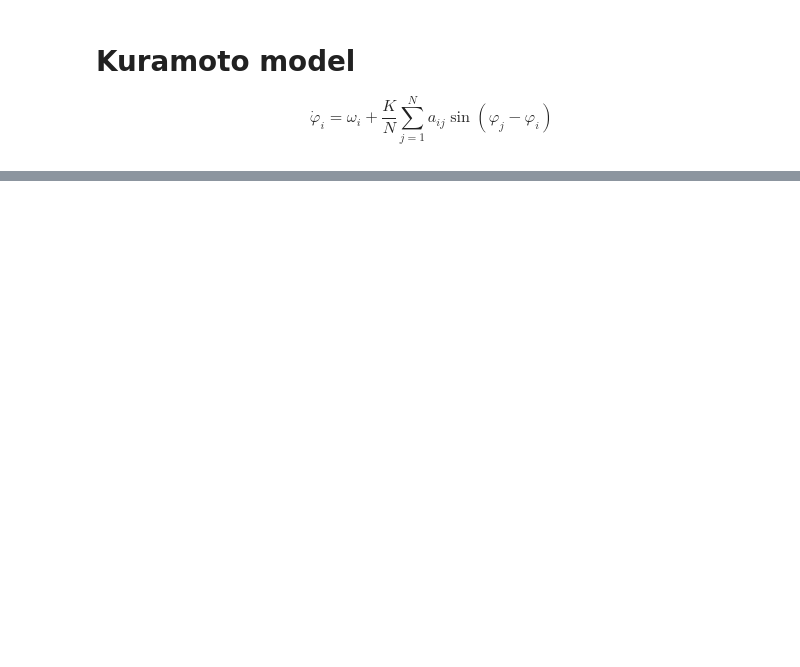
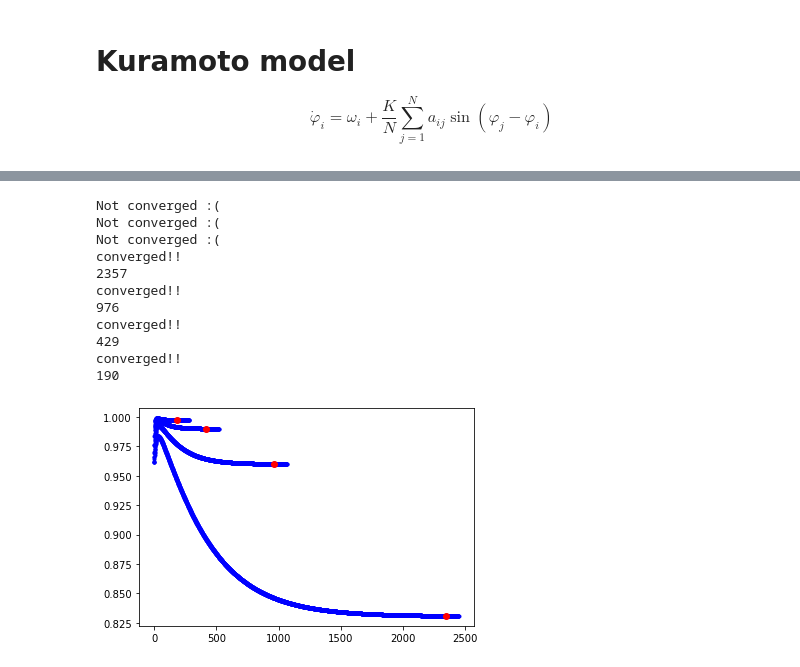
Before and after one commit to KatieJ16/Coupled_oscillators, a Jupyter notebook: Kuramoto_model_2d_subplots.ipynb, the cells around one changed output, grey strips where cells are left out. Saved outputs shown, nothing was run; the diff lists cells and outputs as text; code cells hidden in the pictures; blank space fills up the shorter version.

```diff
--- a/Kuramoto_model_2d_subplots.ipynb
+++ b/Kuramoto_model_2d_subplots.ipynb
@@ -329,0 +277,71 @@ plt.show()
+# %%
+#level of synchronisation is the r thing given in equation 2.2 of that paper.
+
+def find_r(x, i):
+    #calculates r based on equation 2.2
+    return abs(np.sum(math.e**(x[i,:]*1j)))/len(x[0])
+
+def find_sync_time(x, epsilon = 1e-6):
+
+    last = 0
+    count = 0
+    for i in range(len(x)):
+        r = find_r(x, i)
+        if(np.abs(r - last) < epsilon):
+            count += 1
+            if(count >= 10):
+                print("converged!!")
+                print(i)
+                return (i - count)
+        else:
+            count = 0
+        last = r
+    print("Not converged :(")
+    return 0
+# def graph_sync_time(x)
+# for i in range(r+10):#         plt.plot(i, x, '.r')
+# #     plt.plot(i, abs(np.sum(math.e**(sol8[i,:]*1j)))/len(sol1[0]), '.b')
+
+start = np.random.uniform(0,1,size = (N**2))
+sync_time_list = []
+k_list = [1, 2, 4, 8, 16, 32, 64]
+for i in k_list:
+    sol = odeint(phi_dot, start, t, args=(omega, K*i, A))
+    sync_time = find_sync_time(sol)
+
+    sync_time_list.append(sync_time)
+
+#     plt.plot(K*i, t[sync_time], '.')
+
+    if(sync_time > 0):
+        for i in range(sync_time + 100):
+            plt.plot(i, abs(np.sum(math.e**(sol[i,:]*1j)))/len(sol[0]), '.b')
+        plt.plot(sync_time, abs(np.sum(math.e**(sol[sync_time,:]*1j)))/len(sol[0]), 'or')
+
+
+
+# r = find_converge_time(sol8)
+# print(r)
+# print(find_converge_time(sol16))
+
+# for i in range(r+10):#         plt.plot(i, x, '.r')
+#     plt.plot(i, abs(np.sum(math.e**(sol8[i,:]*1j)))/len(sol1[0]), '.b')
+#     plt.plot(i, abs(np.sum(math.e**(sol16[i,:]*1j)))/len(sol1[0]), '.', color = "green")
+# #     plt.plot(i, abs(np.sum(math.e**(sol1[i*10,:]*1j)))/len(sol1[0]), '.', color = "yellow")
+
+
+# plt.ylabel("r")
+plt.show()
+# %% [output]
+Not converged :(
+Not converged :(
+Not converged :(
+converged!!
+2357
+converged!!
+976
+converged!!
+429
+converged!!
+190
+[figure, added]
```
Also changed, not shown: parts of 8 cells of this notebook.
